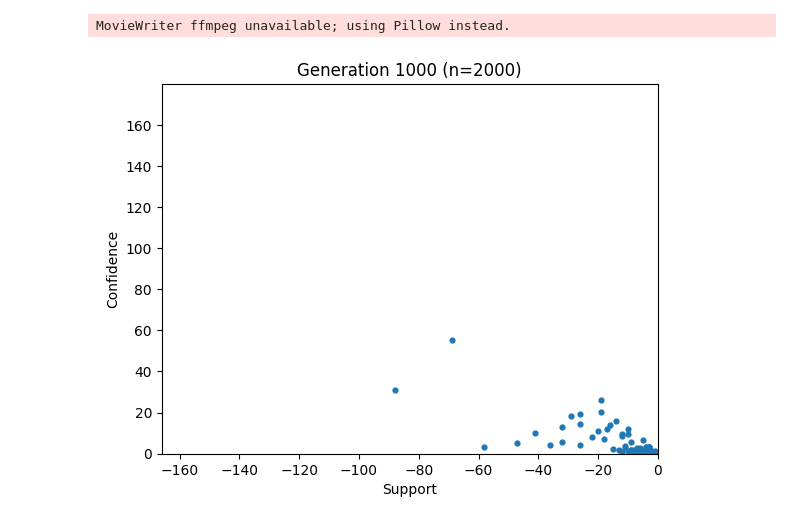
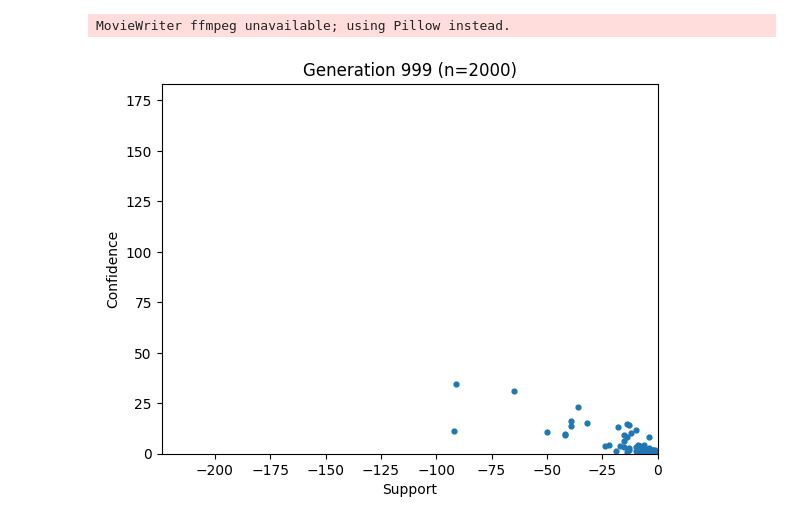
Before and after one commit to bmcnns/bes, a Jupyter notebook: python-scripts/pareto_front_animation.ipynb, the cells around one changed output. Drawn from its saved outputs; the diff is of its cells as text; code cells hidden in the pictures.

```diff
--- a/python-scripts/pareto_front_animation.ipynb
+++ b/python-scripts/pareto_front_animation.ipynb
@@ -6,14 +6,13 @@ from matplotlib.animation import FuncAnimation
 
 # --- Load & prepare ---
 df = pd.read_csv(
-    "../experiments/results.csv",
+    "../results.csv",
     header=None,
     names=["generation", "individual", "support", "confidence"]
 )
 
 # Negate support for plotting (copy to avoid SettingWithCopyWarning)
 df_plot = df.copy()
-#df_plot.loc[:, "support"] *= -1
 
 gens = np.sort(df_plot["generation"].unique())
 
@@ -27,32 +26,32 @@ scat = ax.scatter([], [], s=12)  # small points; adjust as you like
 ax.set_xlim(x_min, x_max)
 ax.set_ylim(y_min, y_max)
 ax.set_xlabel("Support")
 ax.set_ylabel("Confidence")
 title = ax.set_title("")
 
 def init():
     # Empty the scatter
     scat.set_offsets(np.empty((0, 2)))
     title.set_text("")
     return scat, title
 
 def animate(i):
     g = gens[i]
     d = df_plot[df_plot["generation"] == g]
     # Update point positions
     xy = np.column_stack([d["support"].to_numpy(), d["confidence"].to_numpy()])
     scat.set_offsets(xy)
     title.set_text(f"Generation {g} (n={len(d)})")
     return scat, title
 
 ani = FuncAnimation(
     fig, animate, frames=len(gens), init_func=init,
     interval=0.05, blit=False, repeat=True
 )
 
 ani.save("ParetoFront.gif")
 plt.show()
 # %% [output]
 MovieWriter ffmpeg unavailable; using Pillow instead.
-[figure, old version]
+[figure, new version]
 # %%
```
Also changed, not shown: parts of 2 cells of this notebook, 12 other files.
